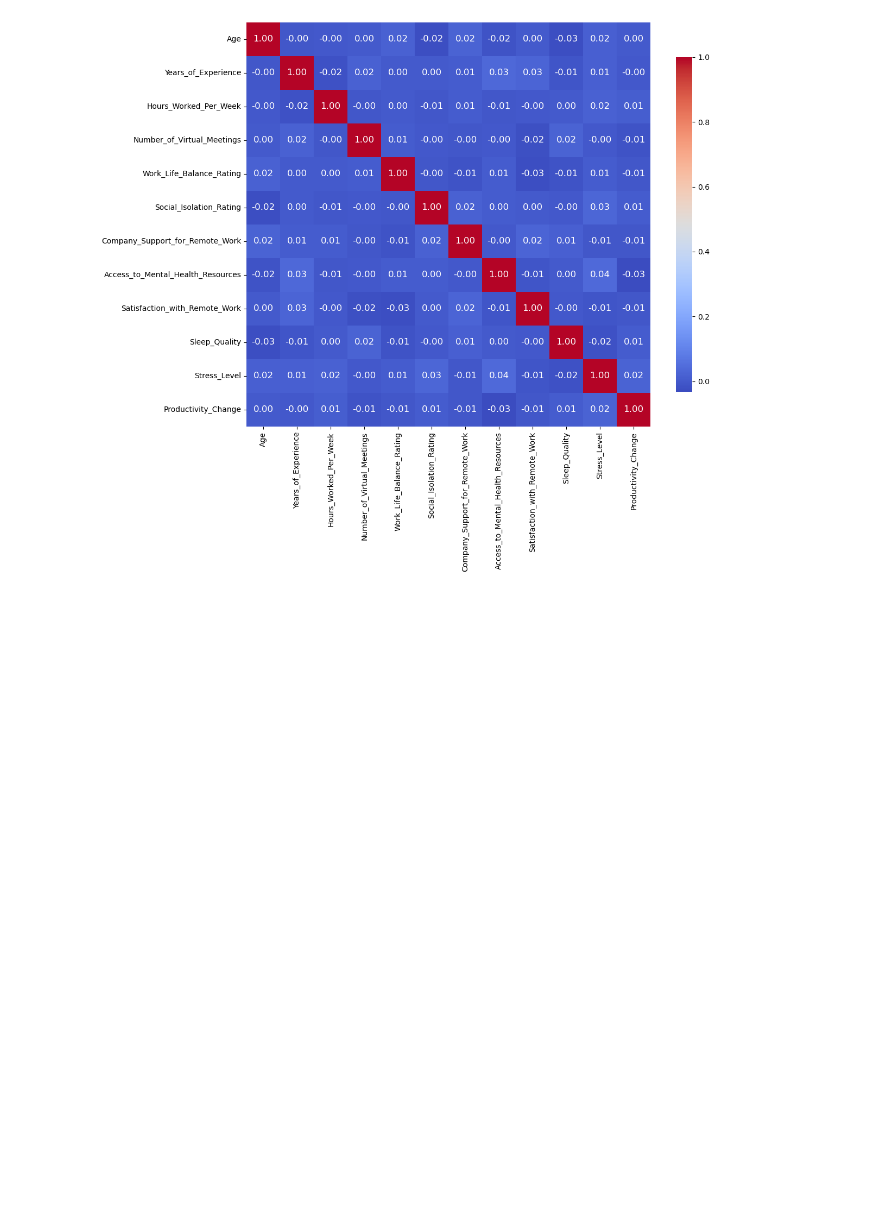
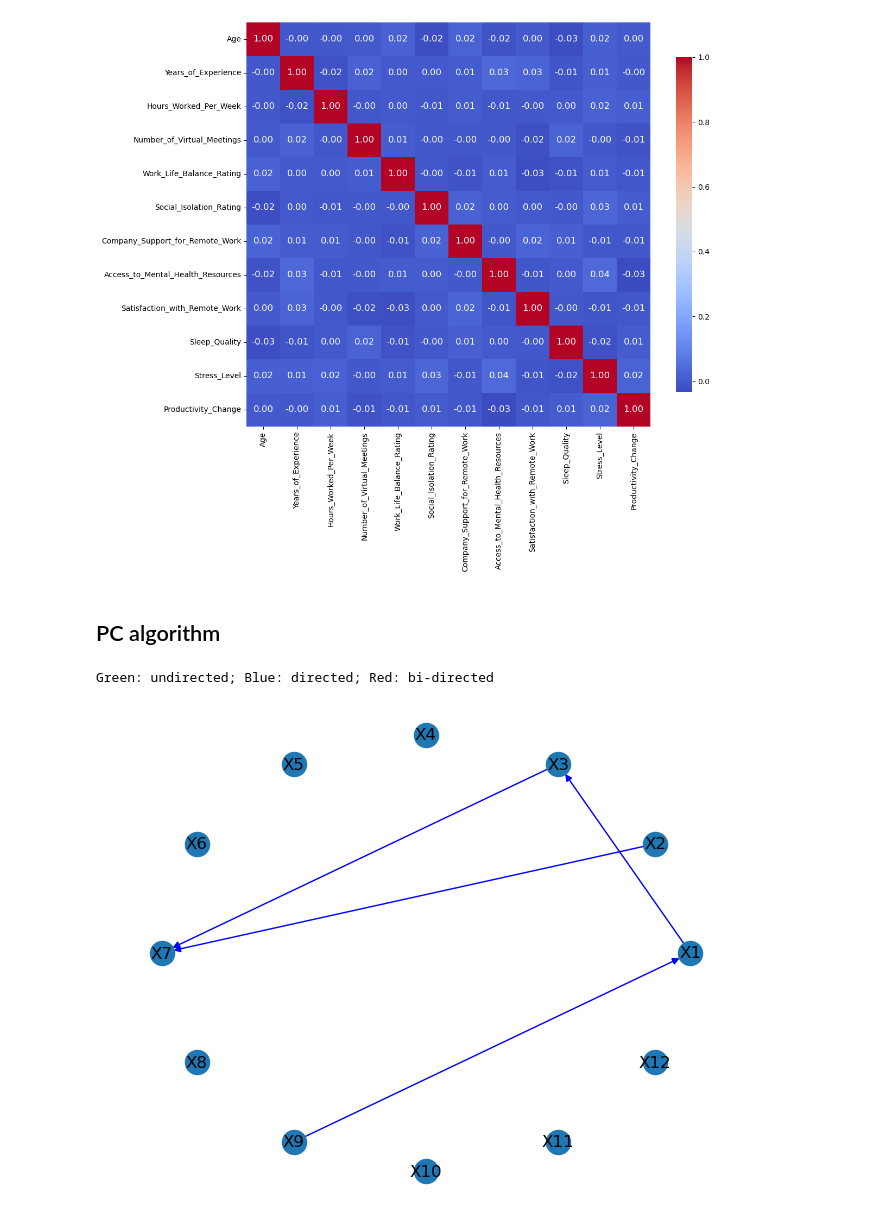
Before and after one commit to VivianZhao12/CAPSTONE-Causal-Inference-between-Remote-Work-and-Mental-Health, a Jupyter notebook: EDA.ipynb, the cells around one changed output. Drawn from its saved outputs; the diff is of its cells as text; code cells hidden in the pictures; blank space fills up the shorter version.

Commit message:
try algorithms

```diff
--- a/EDA.ipynb
+++ b/EDA.ipynb
@@ -96,4 +150,5 @@ plt.show()
 # %%
+# convert ordinal columns into numerical columns
 def convert_ordinal_columns(df, mapping_dict):
     for column, mapping in mapping_dict.items():
         if column in df.columns:
@@ -103,15 +158,13 @@ def convert_ordinal_columns(df, mapping_dict):
 
 
 mapping_dict = {
-    'Access_to_Mental_Health_Resources': {'yes': 1, 'no': 0},
+    'Access_to_Mental_Health_Resources': {'no': 0, 'yes': 1},
     'Satisfaction_with_Remote_Work': {'unsatisfied': 0, 'neutral': 1, 'satisfied': 2},
     'Sleep_Quality': {'poor': 0, 'average': 1, 'good': 2},
     'Stress_Level': {'low': 0, 'medium': 1, 'high': 2},
     'Productivity_Change': {'Decrease': 0, 'No Change': 1, 'Increase': 2},
-
 }
 
-
 converted_df = convert_ordinal_columns(data, mapping_dict)
 # %%
 new_numerical_columns = numerical_columns + ["Access_to_Mental_Health_Resources","Satisfaction_with_Remote_Work","Sleep_Quality","Stress_Level","Productivity_Change"]
@@ -124,3 +177,41 @@ sns.heatmap(correlation_matrix, annot=True, fmt=".2f", cmap='coolwarm',
 plt.show()
 # %% [output]
 [figure]
+# %% [markdown]
+## PC algorithm
+# %%
+from causallearn.search.ConstraintBased.PC import pc
+
+# Define default or example values for parameters
+alpha = 0.05  # Common threshold for independence testing
+indep_test = "gsq"  # Typically 'fisherz' for continuous data
+stable = True  # Whether to use a stable version of the algorithm
+uc_rule = 0  # Unshielded collider discovery rule (0, 1, or 2; try default 0 first)
+uc_priority = False  # Unshielded collider priority; default False
+mvpc = False  # Missing values in PC algorithm, default False
+correction_name = None  # Name of correction for independence tests; default None
+background_knowledge = None  # Optional prior knowledge to guide the algorithm
+verbose = False  # Whether to print additional info during execution
+show_progress = True  # Show progress in long runs
+
+# default parameters
+cg = pc(converted_df[new_numerical_columns].values)
+
+# or customized parameters
+cg = pc(converted_df[new_numerical_columns].values, alpha, indep_test, stable, uc_rule, uc_priority, mvpc, correction_name, background_knowledge, verbose, show_progress)
+
+# visualization using pydot
+#cg.draw_pydot_graph()
+
+# or save the graph
+#from causallearn.utils.GraphUtils import GraphUtils
+
+#pyd = GraphUtils.to_pydot(cg.G)
+#pyd.write_png('simple_test.png')
+
+# visualization using networkx
+cg.to_nx_graph()
+cg.draw_nx_graph(skel=False)
+# %% [output]
+Green: undirected; Blue: directed; Red: bi-directed
+[figure, added]
```
Also changed, not shown: parts of 19 cells of this notebook.
